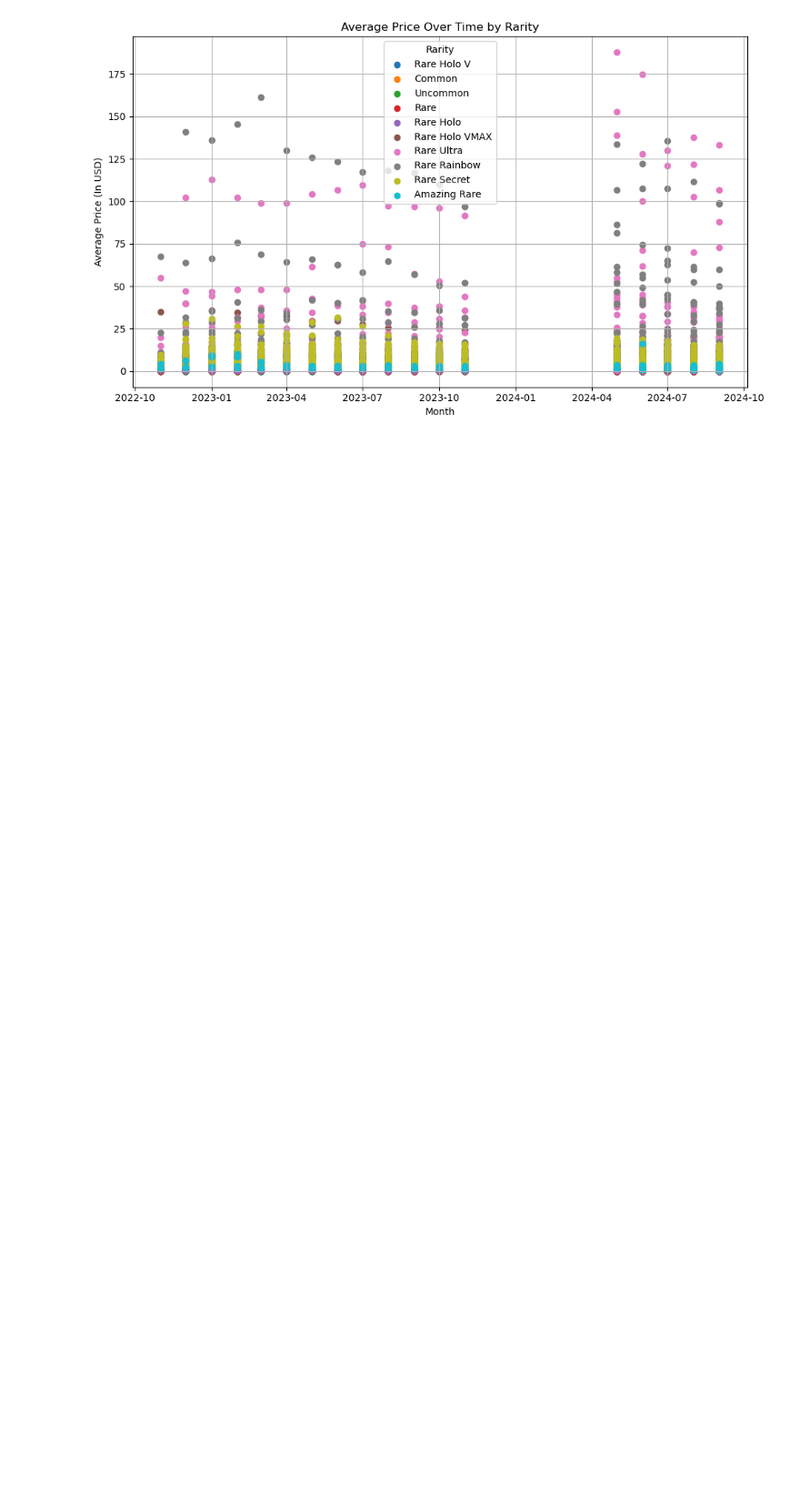
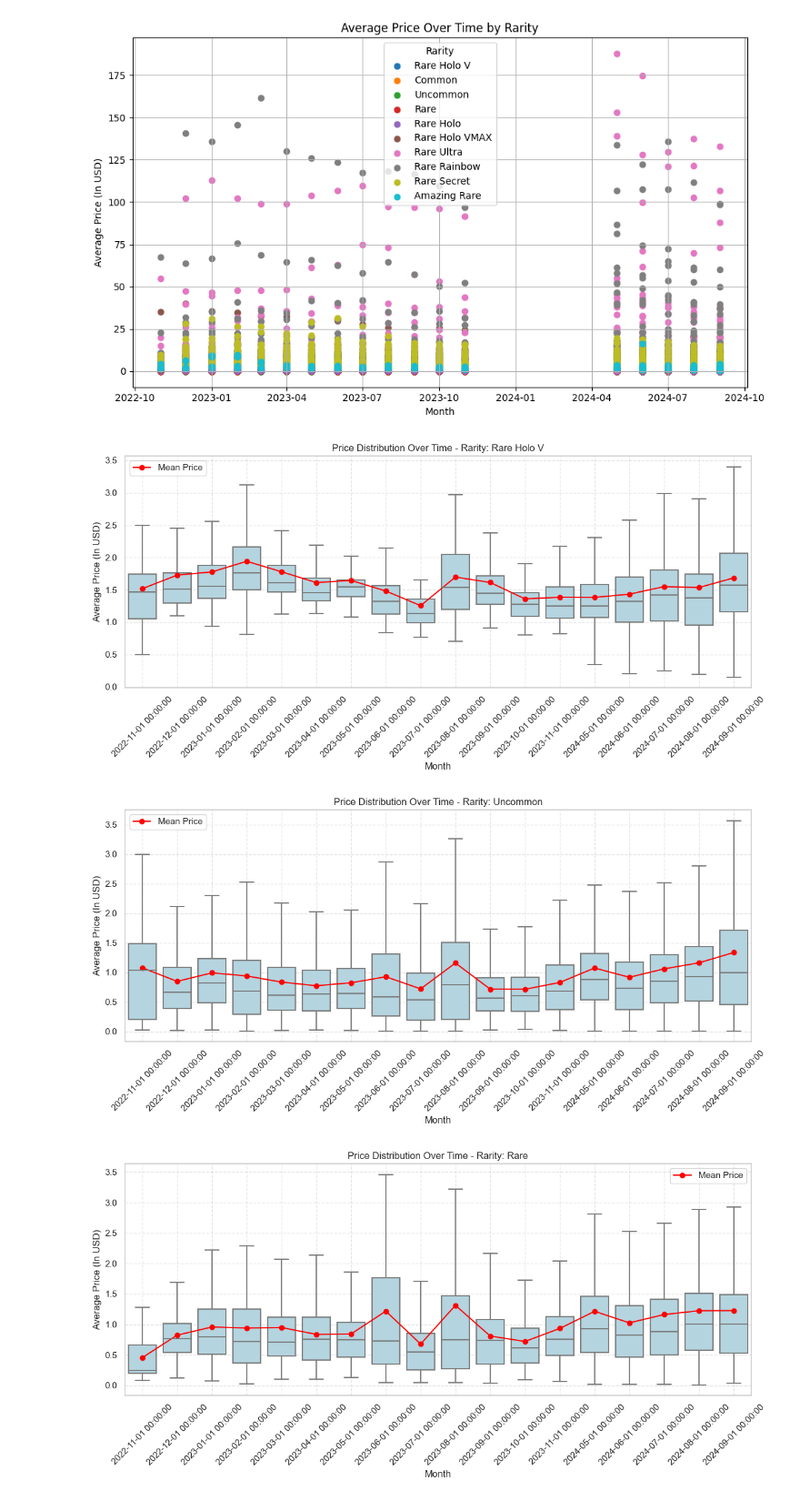
Before and after one commit to JihunKimCode/RarityRadar, a Jupyter notebook: graph.ipynb, the cells around one changed output. Shown at 91% size. Saved outputs shown, nothing was run; the diff lists cells and outputs as text; code cells hidden in the pictures; blank space fills up the shorter version.

Commit message:
boxplot

```diff
--- a/graph.ipynb
+++ b/graph.ipynb
@@ -73,3 +73,45 @@ plt.tight_layout()
 plt.show()
 # %% [output]
 [figure]
+# %%
+import matplotlib.pyplot as plt
+import seaborn as sns
+
+# Ensure 'Month' column is treated as a categorical variable sorted chronologically
+df['Month'] = pd.to_datetime(df['Month'])
+df['Month_str'] = df['Month'].dt.strftime('%Y-%m')
+df = df.sort_values('Month')
+
+# Unique rarities
+rarities = df['Rarity'].unique()
+
+# Set style
+sns.set(style='whitegrid')
+
+# Plot for each rarity
+for rarity in rarities:
+    subset = df[df['Rarity'] == rarity]
+
+    plt.figure(figsize=(12, 6))
+
+    # Boxplot of all card prices for each month
+    sns.boxplot(data=subset, x=subset['Month'], y=subset['Average'] / 100, color='lightblue', showfliers=False)
+
+    # Line plot of mean prices per month
+    mean_per_month = subset.groupby['Month']['Average'].mean() / 100
+    plt.plot(mean_per_month.index, mean_per_month.values, color='red', marker='o', label='Mean Price')
+
+    # Titles and labels
+    plt.title(f'Price Distribution Over Time - Rarity: {rarity}')
+    plt.xlabel('Month')
+    plt.ylabel('Average Price (In USD)')
+    plt.xticks(rotation=45)
+    plt.legend()
+    plt.tight_layout()
+    plt.grid(True, linestyle='--', alpha=0.5)
+
+    plt.show()
+# %% [output]
+[figure, added]
+[figure, added]
+[figure, added]
```
Also changed, not shown: parts of 2 cells of this notebook.
